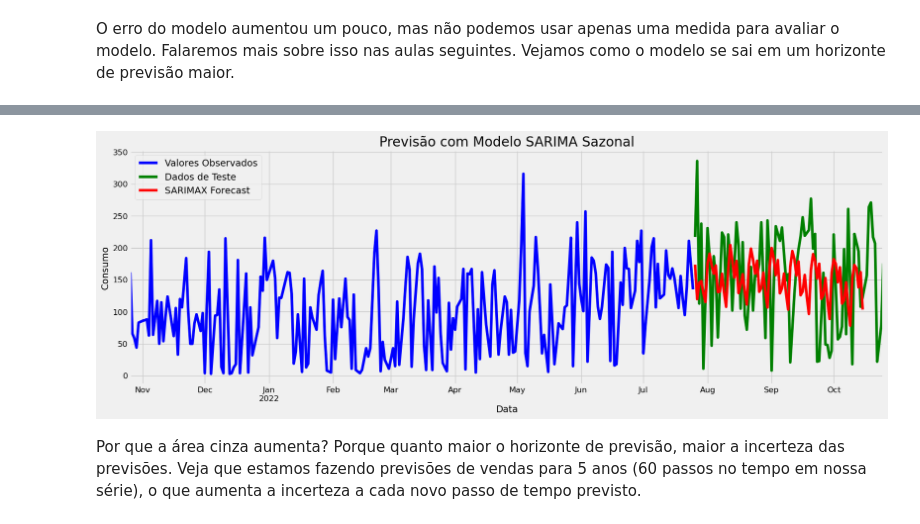
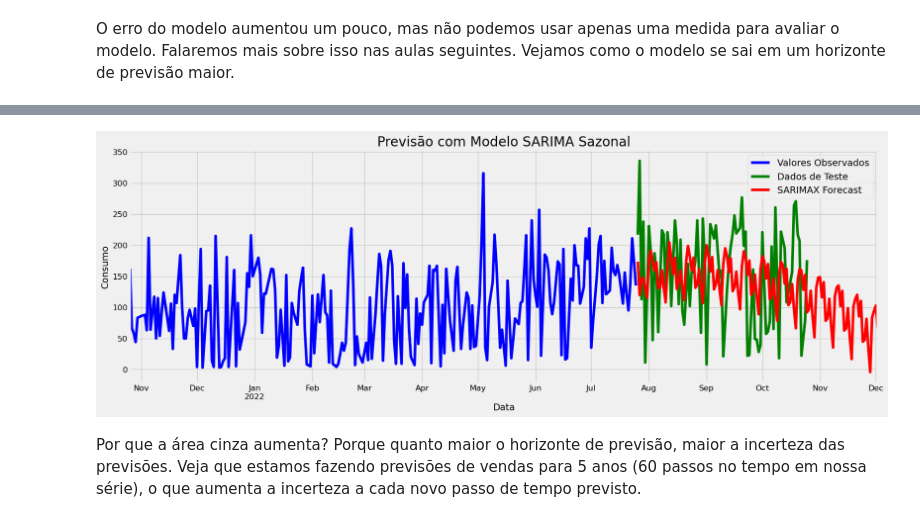
Before and after one commit to gutpassos/PipaFinder, a Jupyter notebook: PipaMainframe/Modelo_17_PipaMainframe.ipynb, the cells around one changed output, grey strips where cells are left out. Saved outputs shown, nothing was run; the diff lists cells and outputs as text; code cells hidden in the pictures.

```diff
--- a/PipaMainframe/Modelo_17_PipaMainframe.ipynb
+++ b/PipaMainframe/Modelo_17_PipaMainframe.ipynb
@@ -459,6 +485,6 @@ O erro do modelo aumentou um pouco, mas não podemos usar apenas uma medida para
 # %%
 # Forecast (previsão) de 82 passos no tempo
-horizonte_60_predict_1 = modelo_sarima_v1_fit.get_forecast(steps = 82)
+horizonte_60_predict_1 = modelo_sarima_v1_fit.get_forecast(steps = 130)
 # %%
 # Intervalo de confiança
 horizonte_60_predict_1_conf_1 = horizonte_60_predict_1.conf_int()
@@ -466,23 +522,28 @@ horizonte_60_predict_1_conf_1 = horizonte_60_predict_1.conf_int()
 # %%
 # Plot dos valores observados
 
 rcParams['figure.figsize'] = 18, 6
 
 ax = treino.plot(label = 'Valores Observados', color = 'blue')
 
 t = teste.plot(label = 'Dados de Teste', color = 'green')
 
 # Plot dos valores previstos
-horizonte_60_predict_1.predicted_mean.plot(ax = t, label = 'SARIMAX Forecast', color = 'red')
+horizonte_60_predict_2.predicted_mean.plot(ax = t, label = 'SARIMAX Forecast', color = 'red')
+
+'''# Plot do intervalo de confiança
+ax.fill_between(horizonte_60_predict_1_conf_1.index,
+                horizonte_60_predict_1_conf_1.iloc[:, 0],
+                horizonte_60_predict_1_conf_1.iloc[:, 1], label = 'Intervalo de confiança', color = 'k', alpha = .25)'''
 
 # Plot
 plt.title('Previsão com Modelo SARIMA Sazonal')
 ax.set_xlabel('Data')
 ax.set_ylabel('Consumo')
 plt.legend()
 plt.show()
 # %% [output]
-[figure, old version]
+[figure, new version]
 # %% [markdown]
 Por que a área cinza aumenta? Porque quanto maior o horizonte de previsão, maior a incerteza das previsões. Veja que estamos fazendo previsões de vendas para 5 anos (60 passos no tempo em nossa série), o que aumenta a incerteza a cada novo passo de tempo previsto.
 # %% [markdown]
```
Also changed, not shown: parts of 8 cells of this notebook, 2 other files.
